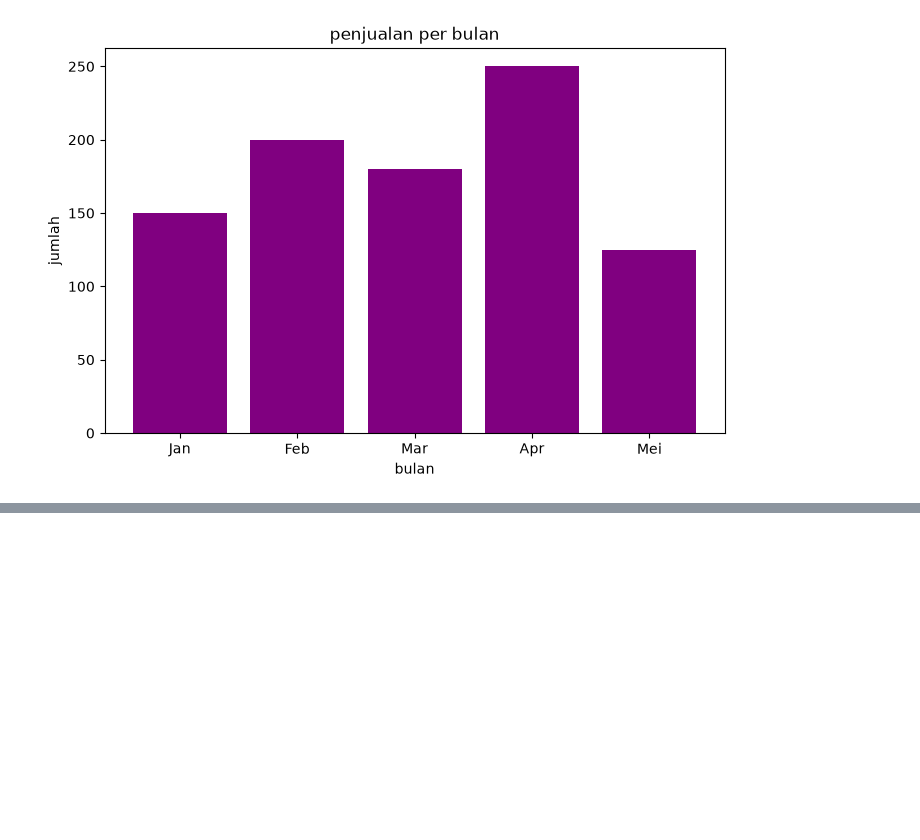
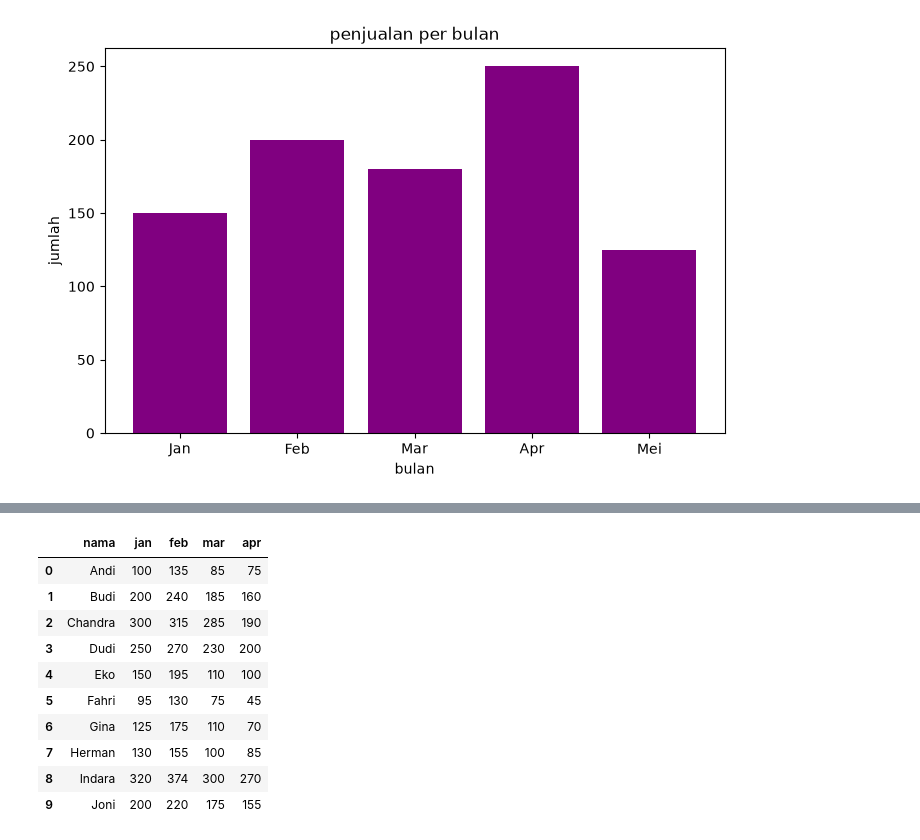
Before and after one commit to icacanilzaa-wq/Tugas-PDS, a Jupyter notebook: Visualisasi.ipynb, the cells around one changed output, grey strips where cells are left out. Saved outputs shown, nothing was run; the diff lists cells and outputs as text; code cells hidden in the pictures; blank space fills up the shorter version.

```diff
--- a/Visualisasi.ipynb
+++ b/Visualisasi.ipynb
@@ -88,0 +111,21 @@ plt.show()
+# %%
+import pandas as pd
+
+
+url = "https://raw.githubusercontent.com/Alam-A99/Pandas_Latih/10ebb3af000e930a44989075733f495d5c2f4be5/penjualan.csv"
+
+# Masukkan open_url() ke dalam read_csv
+df = pd.read_csv(url)
+df
+# %% [output]
+|  | nama | jan | feb | mar | apr |
+| 0 | Andi | 100 | 135 | 85 | 75 |
+| 1 | Budi | 200 | 240 | 185 | 160 |
+| 2 | Chandra | 300 | 315 | 285 | 190 |
+| 3 | Dudi | 250 | 270 | 230 | 200 |
+| 4 | Eko | 150 | 195 | 110 | 100 |
+| 5 | Fahri | 95 | 130 | 75 | 45 |
+| 6 | Gina | 125 | 175 | 110 | 70 |
+| 7 | Herman | 130 | 155 | 100 | 85 |
+| 8 | Indara | 320 | 374 | 300 | 270 |
+| 9 | Joni | 200 | 220 | 175 | 155 |
```
Also changed, not shown: parts of 4 cells of this notebook.
